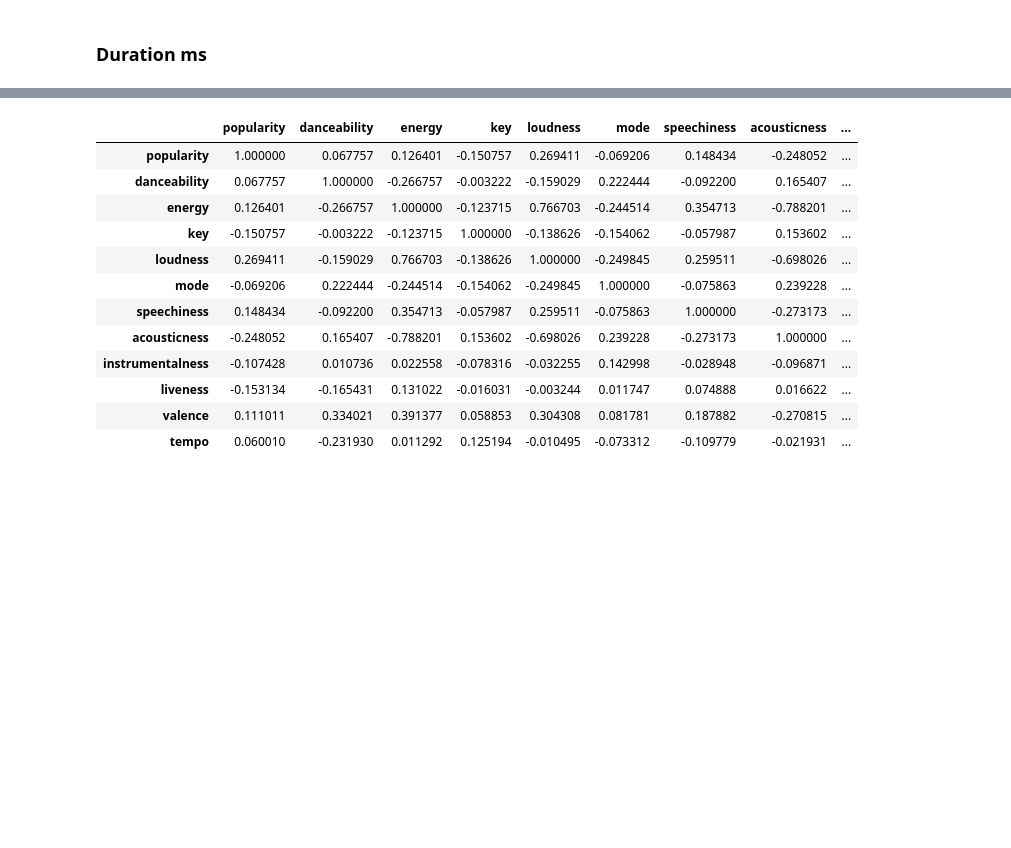
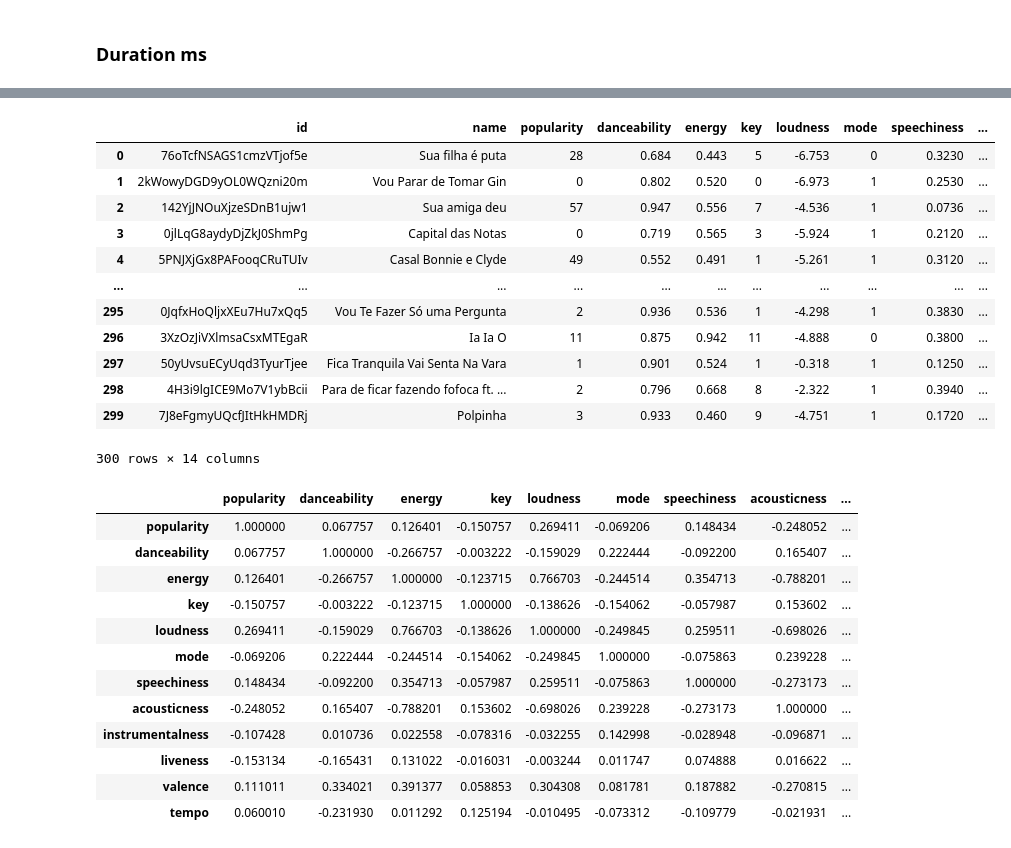
Before and after one commit to guidasneves/spotify_recsys, a Jupyter notebook: end_to_end_system.ipynb, the cells around one changed output, grey strips where cells are left out. Drawn from its saved outputs; the diff is of its cells as text; code cells hidden in the pictures; blank space fills up the shorter version.

```diff
--- a/end_to_end_system.ipynb
+++ b/end_to_end_system.ipynb
@@ -218,3 +255,20 @@ good
+# %%
+bad = df_bad[features]
+bad
+# %% [output]
+|  | id | name | popularity | danceability | energy | key | loudness | mode | speechiness | ... |
+| 0 | 76oTcfNSAGS1cmzVTjof5e | Sua filha é puta | 28 | 0.684 | 0.443 | 5 | -6.753 | 0 | 0.3230 | ... |
+| 1 | 2kWowyDGD9yOL0WQzni20m | Vou Parar de Tomar Gin | 0 | 0.802 | 0.520 | 0 | -6.973 | 1 | 0.2530 | ... |
+| 2 | 142YjJNOuXjzeSDnB1ujw1 | Sua amiga deu | 57 | 0.947 | 0.556 | 7 | -4.536 | 1 | 0.0736 | ... |
+| 3 | 0jlLqG8aydyDjZkJ0ShmPg | Capital das Notas | 0 | 0.719 | 0.565 | 3 | -5.924 | 1 | 0.2120 | ... |
+| 4 | 5PNJXjGx8PAFooqCRuTUIv | Casal Bonnie e Clyde | 49 | 0.552 | 0.491 | 1 | -5.261 | 1 | 0.3120 | ... |
+| ... | ... | ... | ... | ... | ... | ... | ... | ... | ... | ... |
+| 295 | 0JqfxHoQljxXEu7Hu7xQq5 | Vou Te Fazer Só uma Pergunta | 2 | 0.936 | 0.536 | 1 | -4.298 | 1 | 0.3830 | ... |
+| 296 | 3XzOzJiVXlmsaCsxMTEgaR | Ia Ia O | 11 | 0.875 | 0.942 | 11 | -4.888 | 0 | 0.3800 | ... |
+| 297 | 50yUvsuECyUqd3TyurTjee | Fica Tranquila Vai Senta Na Vara | 1 | 0.901 | 0.524 | 1 | -0.318 | 1 | 0.1250 | ... |
+| 298 | 4H3i9lgICE9Mo7V1ybBcii | Para de ficar fazendo fofoca ft. ... | 2 | 0.796 | 0.668 | 8 | -2.322 | 1 | 0.3940 | ... |
+| 299 | 7J8eFgmyUQcfJItHkHMDRj | Polpinha | 3 | 0.933 | 0.460 | 9 | -4.751 | 1 | 0.1720 | ... |
+300 rows × 14 columns
 # %%
 corr_good = good.iloc[:, 2:].corr()
 corr_good
```
Also changed, not shown: parts of 24 cells of this notebook, 3 other files.
